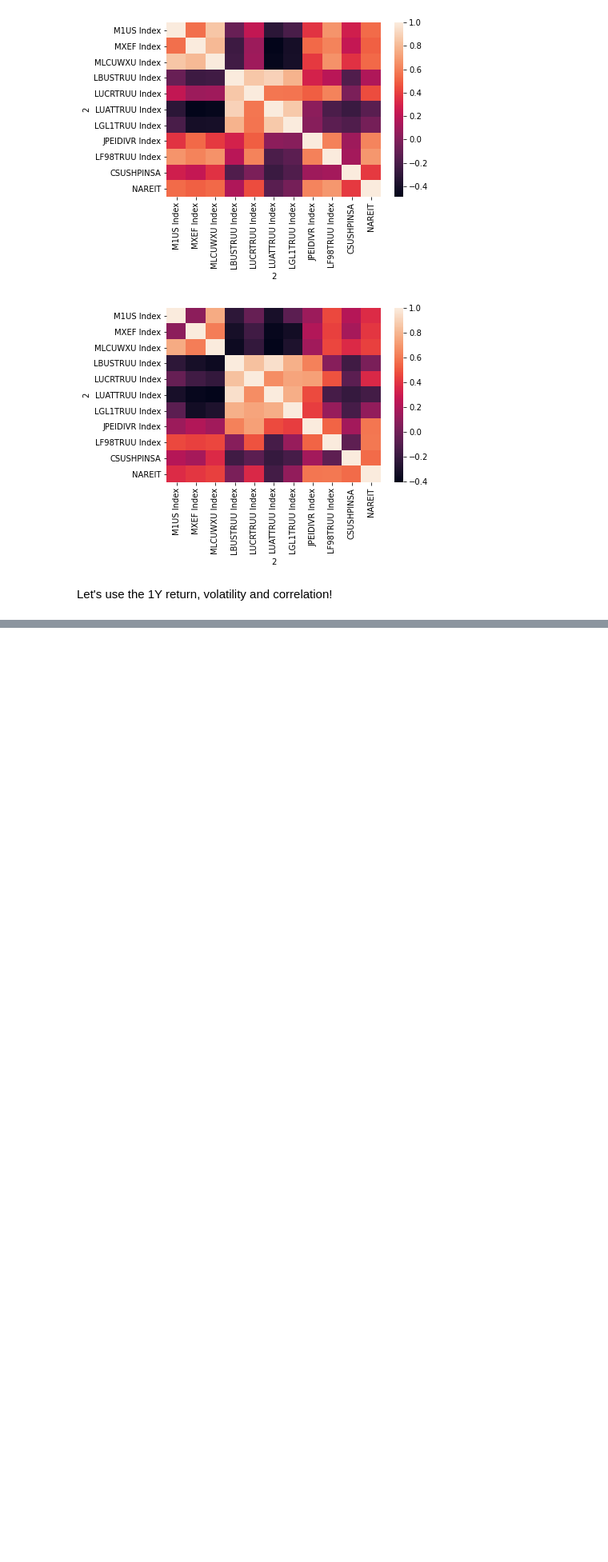
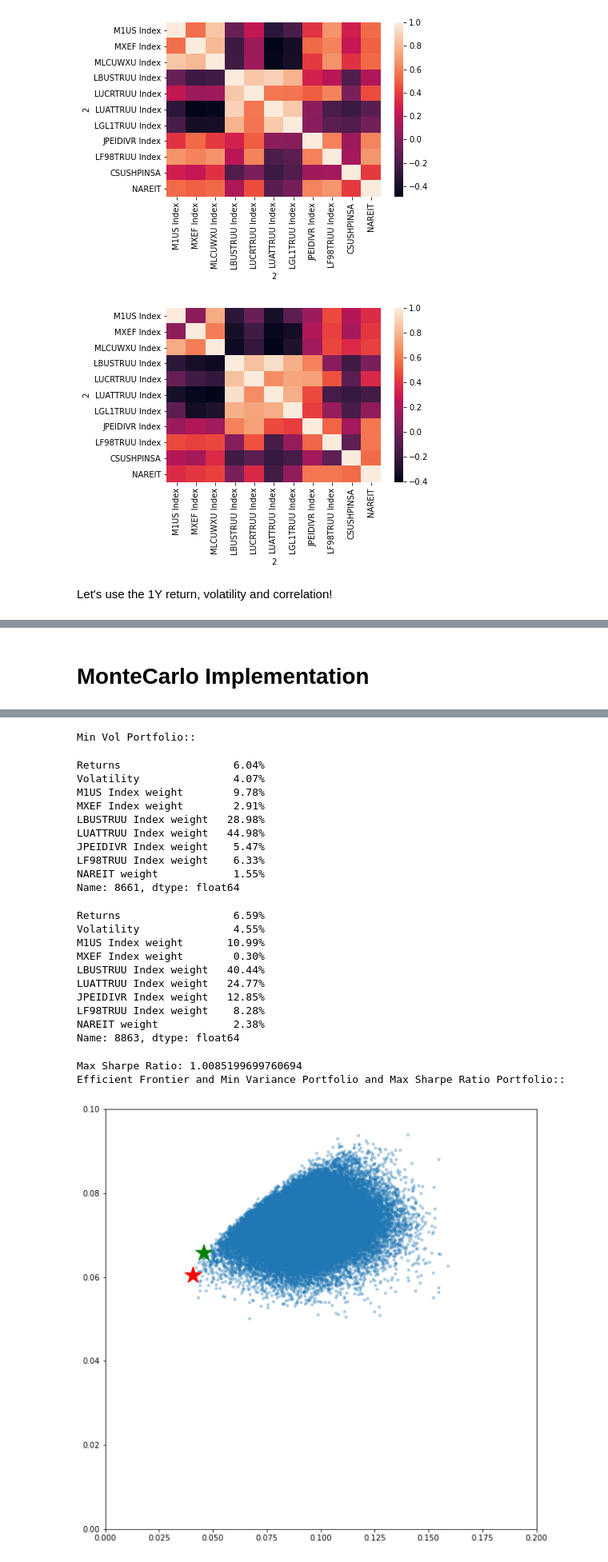
Before and after one commit to pradeeptadas/unison, a Jupyter notebook: UnisonPortOpt.ipynb, the cells around one changed output, grey strips where cells are left out. Shown at 80% size. Saved outputs shown, nothing was run; the diff lists cells and outputs as text; code cells hidden in the pictures; blank space fills up the shorter version.

```diff
--- a/UnisonPortOpt.ipynb
+++ b/UnisonPortOpt.ipynb
@@ -335 +286,3 @@ optimizer.annualized_return_to_use
+# %%
+ret1MLog_wo_cs = ret1MLog.drop('CSUSHPINSA', axis=1)
 # %%
@@ -344,0 +292,3 @@ Index(['M1US Index', 'MXEF Index', 'LBUSTRUU Index', 'LUATTRUU Index',
+# %%
+ind_er = (1 + ret1MLog_wo_cs.mean()) ** 12 - 1
+cov_matrix = ret1MLog_wo_cs.cov()
@@ -345,10 +334,12 @@ Index(['M1US Index', 'MXEF Index', 'LBUSTRUU Index', 'LUATTRUU Index',
+# %% [markdown]
+# MonteCarlo Implementation
 # %%
 def montecarlo():
     p_ret = [] # Define an empty array for portfolio returns
     p_vol = [] # Define an empty array for portfolio volatility
     p_weights = [] # Define an empty array for asset weights
 
-    num_assets = len(ret1YLog_NEW.columns)
+    num_assets = len(ret1MLog_wo_cs.columns)
     num_portfolios = 50000
 
     for portfolio in range(num_portfolios):
@@ -365,7 +356,7 @@ def montecarlo():
 
     data = {'Returns':p_ret, 'Volatility':p_vol}
 
-    for counter, symbol in enumerate(ret1YLog_NEW.columns.tolist()):
+    for counter, symbol in enumerate(ret1MLog_wo_cs.columns.tolist()):
         #print(counter, symbol)
         data[symbol+' weight'] = [w[counter] for w in p_weights]
 
@@ -388,7 +379,12 @@ def montecarlo():
 
     # Plotting min vol portfolio and optimal portfolio
     print("Efficient Frontier and Min Variance Portfolio and Max Sharpe Ratio Portfolio::")
-    plt.subplots(figsize=(10, 10))
+    fig, ax = plt.subplots(figsize=(10, 10))
+    ax.set_ylim(ymin=0, ymax=0.1)
+    ax.set_xlim(xmin=0, xmax=0.2)
     plt.scatter(portfolios['Volatility'], portfolios['Returns'],marker='o', s=10, alpha=0.3)
     plt.scatter(min_vol_port[1], min_vol_port[0], color='r', marker='*', s=500)
     plt.scatter(optimal_risky_port[1], optimal_risky_port[0], color='g', marker='*', s=500)
+# %%
+montecarlo()
+# %% [output]
@@ -394,0 +397,24 @@ def montecarlo():
+Min Vol Portfolio::
+Returns                  6.04%
+Volatility               4.07%
+M1US Index weight        9.78%
+MXEF Index weight        2.91%
+LBUSTRUU Index weight   28.98%
+LUATTRUU Index weight   44.98%
+JPEIDIVR Index weight    5.47%
+LF98TRUU Index weight    6.33%
+NAREIT weight            1.55%
+Name: 8661, dtype: float64
+Returns                  6.59%
+Volatility               4.55%
+M1US Index weight       10.99%
+MXEF Index weight        0.30%
+LBUSTRUU Index weight   40.44%
+LUATTRUU Index weight   24.77%
+JPEIDIVR Index weight   12.85%
+LF98TRUU Index weight    8.28%
+NAREIT weight            2.38%
+Name: 8863, dtype: float64
+Max Sharpe Ratio: 1.0085199699760694
+Efficient Frontier and Min Variance Portfolio and Max Sharpe Ratio Portfolio::
+[figure, added]
```
Also changed, not shown: parts of 29 cells of this notebook, 3 other files.
